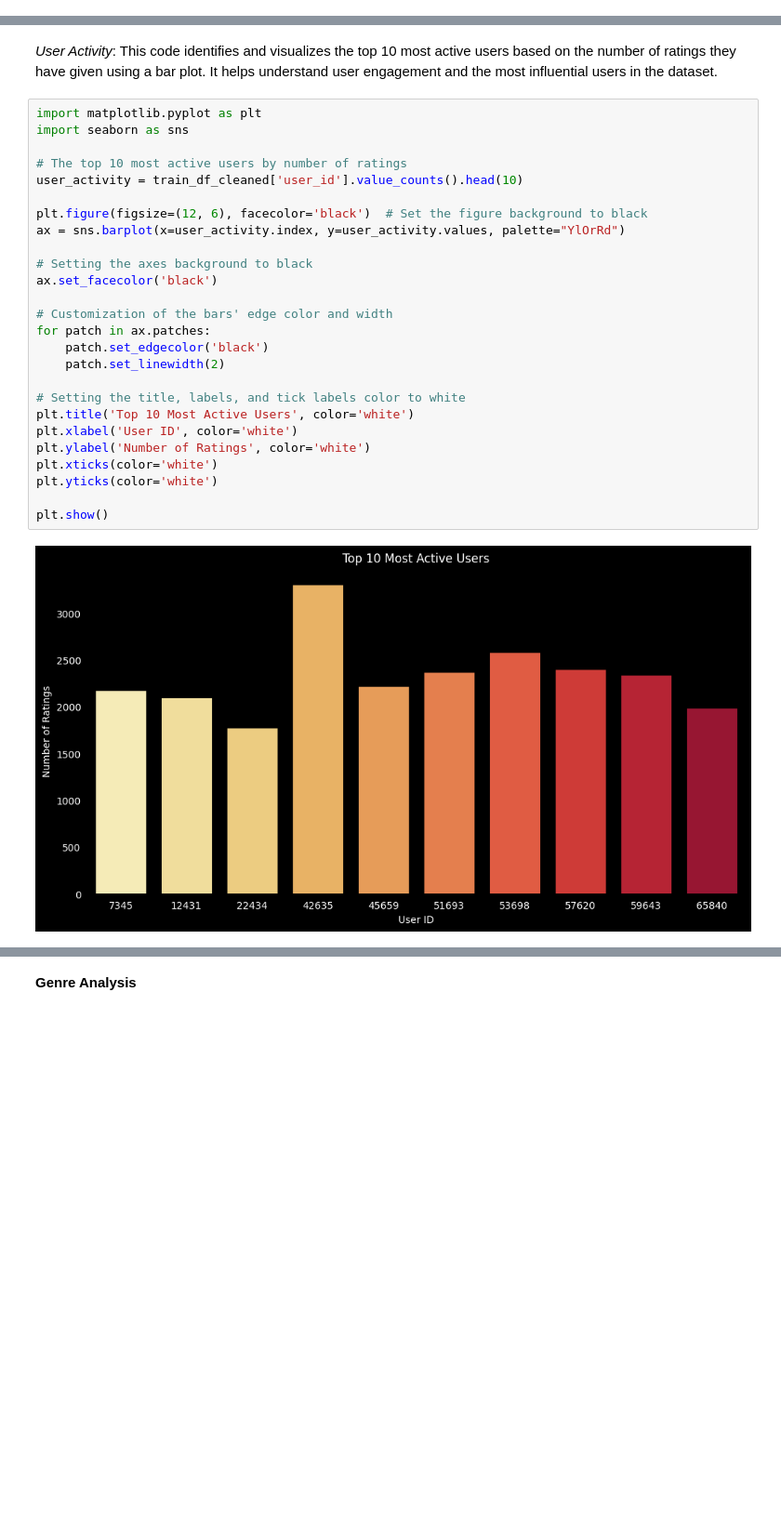
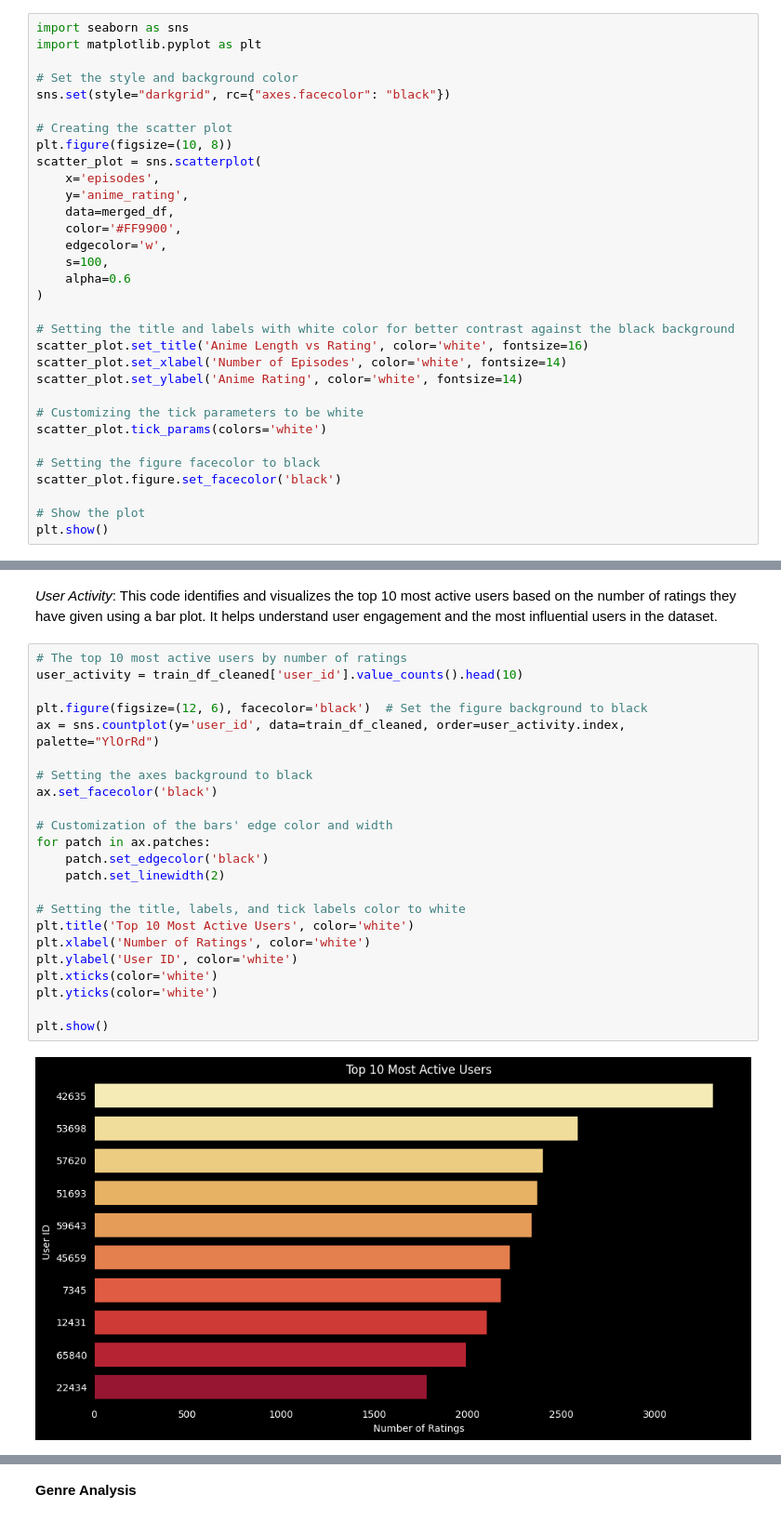
Before and after one commit to justin9503/2401FTDS_Unsupervised-Learning-Project-Team-EG3, a Jupyter notebook: Unsupervised_Learning_Team_EG3.ipynb, the cells around one changed output, grey strips where cells are left out. Shown at 93% size. Saved outputs shown, nothing was run; the diff lists cells and outputs as text; blank space fills up the shorter version.

```diff
--- a/Unsupervised_Learning_Team_EG3.ipynb
+++ b/Unsupervised_Learning_Team_EG3.ipynb
@@ -574,0 +689,32 @@ plt.show()
+# %%
+import seaborn as sns
+import matplotlib.pyplot as plt
+
+# Set the style and background color
+sns.set(style="darkgrid", rc={"axes.facecolor": "black"})
+
+# Creating the scatter plot
+plt.figure(figsize=(10, 8))
+scatter_plot = sns.scatterplot(
+    x='episodes',
+    y='anime_rating',
+    data=merged_df,
+    color='#FF9900',
+    edgecolor='w',
+    s=100,
+    alpha=0.6
+)
+
+# Setting the title and labels with white color for better contrast against the black background
+scatter_plot.set_title('Anime Length vs Rating', color='white', fontsize=16)
+scatter_plot.set_xlabel('Number of Episodes', color='white', fontsize=14)
+scatter_plot.set_ylabel('Anime Rating', color='white', fontsize=14)
+
+# Customizing the tick parameters to be white
+scatter_plot.tick_params(colors='white')
+
+# Setting the figure facecolor to black
+scatter_plot.figure.set_facecolor('black')
+
+# Show the plot
+plt.show()
@@ -577,30 +731,27 @@ plt.show()
 # %% [markdown]
 _User Activity_: This code identifies and visualizes the top 10 most active users based on the number of ratings they have given using a bar plot. It helps understand user engagement and the most influential users in the dataset.
 # %%
-import matplotlib.pyplot as plt
-import seaborn as sns
-
 # The top 10 most active users by number of ratings
 user_activity = train_df_cleaned['user_id'].value_counts().head(10)
 
 plt.figure(figsize=(12, 6), facecolor='black')  # Set the figure background to black
-ax = sns.barplot(x=user_activity.index, y=user_activity.values, palette="YlOrRd")
+ax = sns.countplot(y='user_id', data=train_df_cleaned, order=user_activity.index, palette="YlOrRd")
 
 # Setting the axes background to black
 ax.set_facecolor('black')
 
 # Customization of the bars' edge color and width
 for patch in ax.patches:
     patch.set_edgecolor('black')
     patch.set_linewidth(2)
 
 # Setting the title, labels, and tick labels color to white
 plt.title('Top 10 Most Active Users', color='white')
-plt.xlabel('User ID', color='white')
-plt.ylabel('Number of Ratings', color='white')
+plt.xlabel('Number of Ratings', color='white')
+plt.ylabel('User ID', color='white')
 plt.xticks(color='white')
 plt.yticks(color='white')
 
 plt.show()
 # %% [output]
-[figure, old version]
+[figure, new version]
```
Also changed, not shown: parts of 65 cells of this notebook.
